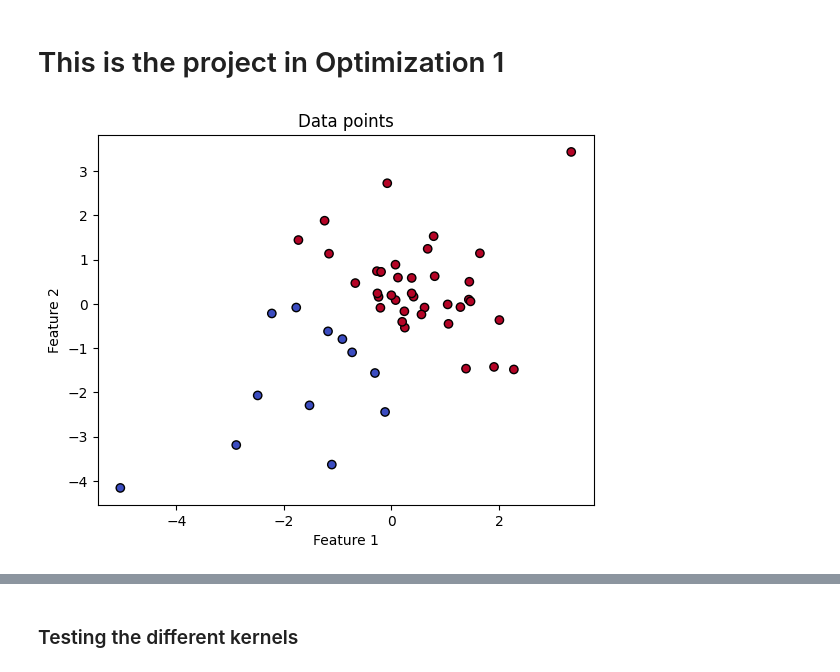
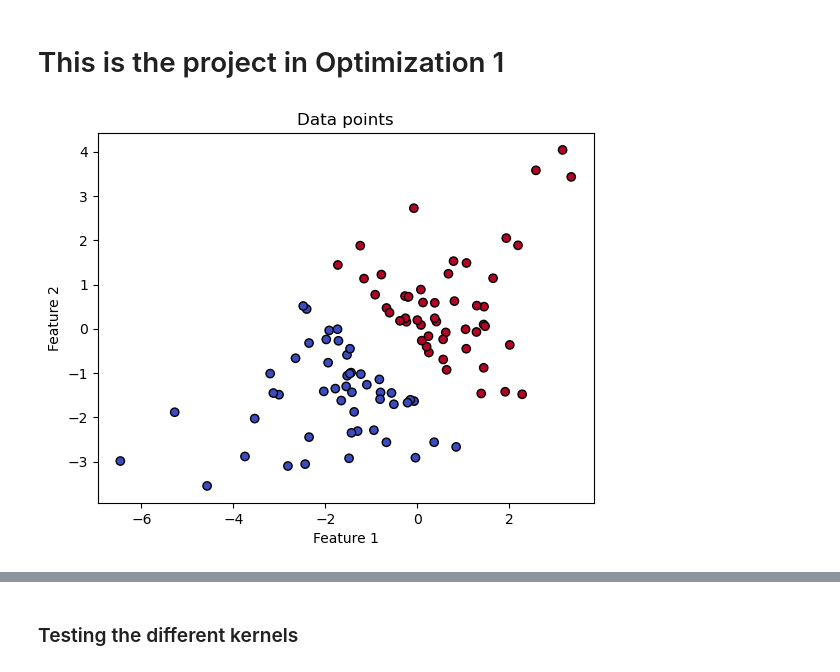
Before and after one commit to 1rideee/Optimering-1, a Jupyter notebook: main.ipynb, the cells around one changed output, grey strips where cells are left out. Saved outputs shown, nothing was run; the diff lists cells and outputs as text; code cells hidden in the pictures.

```diff
--- a/main.ipynb
+++ b/main.ipynb
@@ -10,26 +11,26 @@ from sklearn.datasets import load_iris
 # %%
 np.random.seed(42)
 w = np.array([1.,1.])
 b = 1.
 
-n = 50
+n = 100
 n_A = np.random.randint(0,n)
 n_B = n-n_A
 margin = 5.e-1
 listA, listB = TestLinear(w,b,n_A,n_B,margin)
 
 x = np.concatenate((np.array(listA),np.array(listB)))
 
 y = np.concatenate((np.ones(n_A), -np.ones(n_B)))
 
 plt.scatter(x[:, 0], x[:, 1], c=y, cmap='coolwarm', edgecolors='k')
 plt.title("Data points")
 plt.xlabel("Feature 1")
 plt.ylabel("Feature 2")
 
 plt.show()
 # %% [output]
-[figure, old version]
+[figure, new version]
 # %%
 
 alpha0 = np.zeros(n_A+n_B)
```
Also changed, not shown: parts of 13 cells of this notebook.
